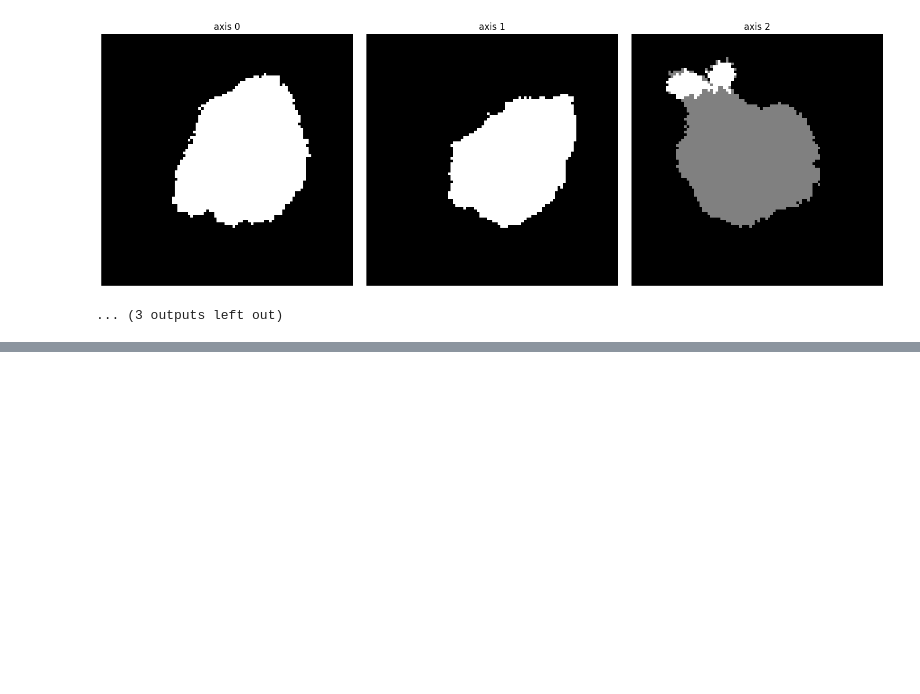
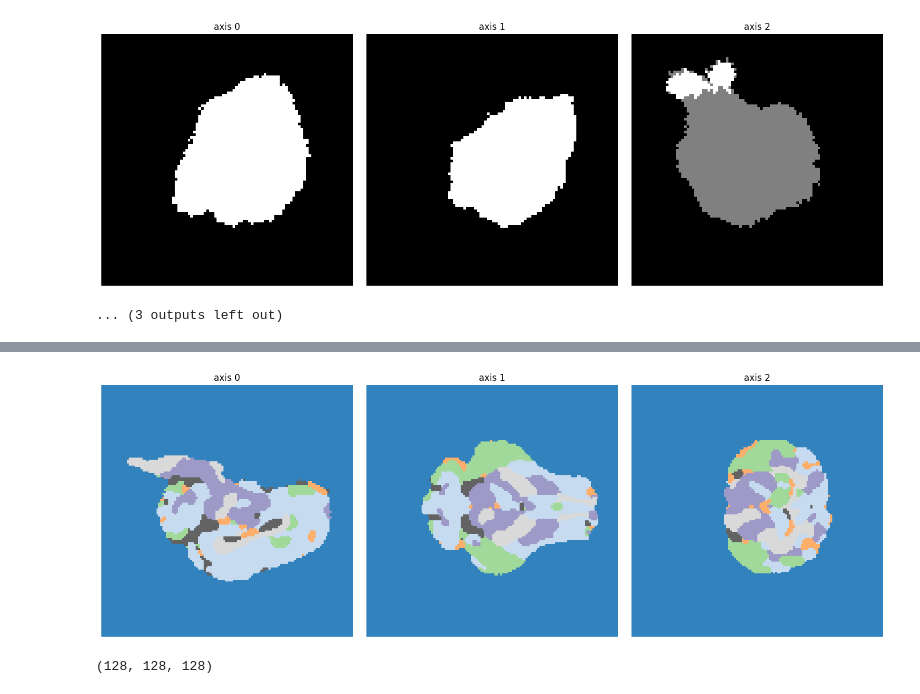
Before and after one commit to dadashkarimi/pig, a Jupyter notebook: PigGMM-Seg-96.ipynb, the cells around one changed output, grey strips where cells are left out. Drawn from its saved outputs; the diff is of its cells as text; code cells hidden in the pictures; blank space fills up the shorter version.

```diff
--- a/PigGMM-Seg-96.ipynb
+++ b/PigGMM-Seg-96.ipynb
@@ -860,0 +1077,13 @@ for i in range(5):
+# %%
+masked_label_map = np.where((zoomed_predicted_anat_labels.data >= 1) &
+                            (zoomed_predicted_anat_labels.data <= 6),
+                            zoomed_predicted_anat_labels.data,
+                            0)
+ne.plot.volume3D(sf.Volume(masked_label_map), cmaps=['tab20c'])
+nib.save(nib.Nifti1Image(masked_label_map.astype(np.int32), np.eye(4)), os.path.join("synth_data", 'hmrf.nii.gz'))
+# %% [output]
+[figure, added]
+# %%
+zoomed_predicted_anat_labels.shape
+# %% [output]
+(128, 128, 128)
```
Also changed, not shown: parts of 9 cells of this notebook, 20 other files.
